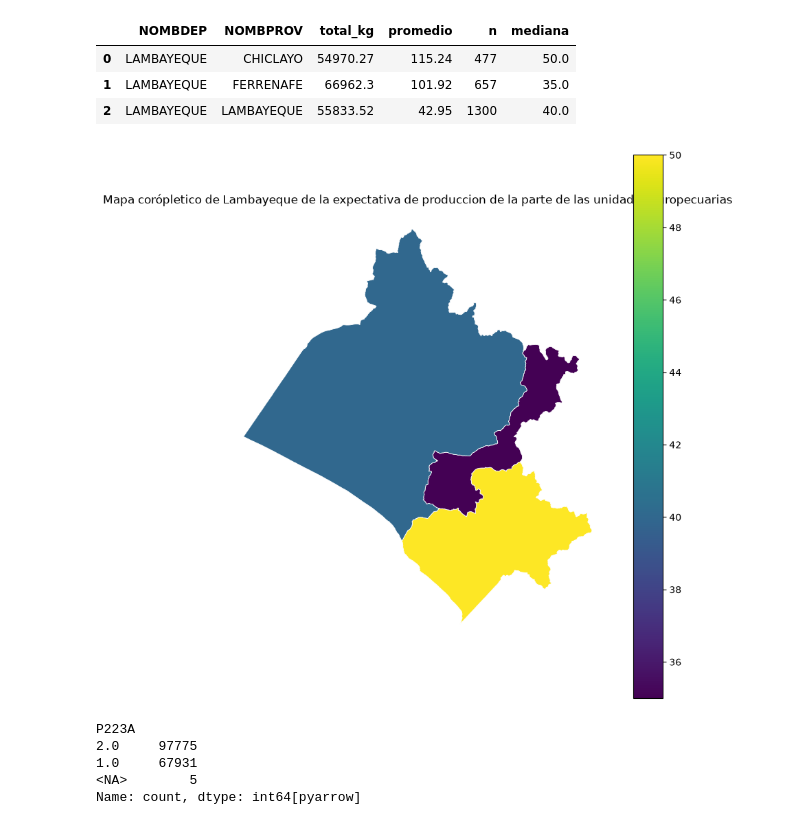
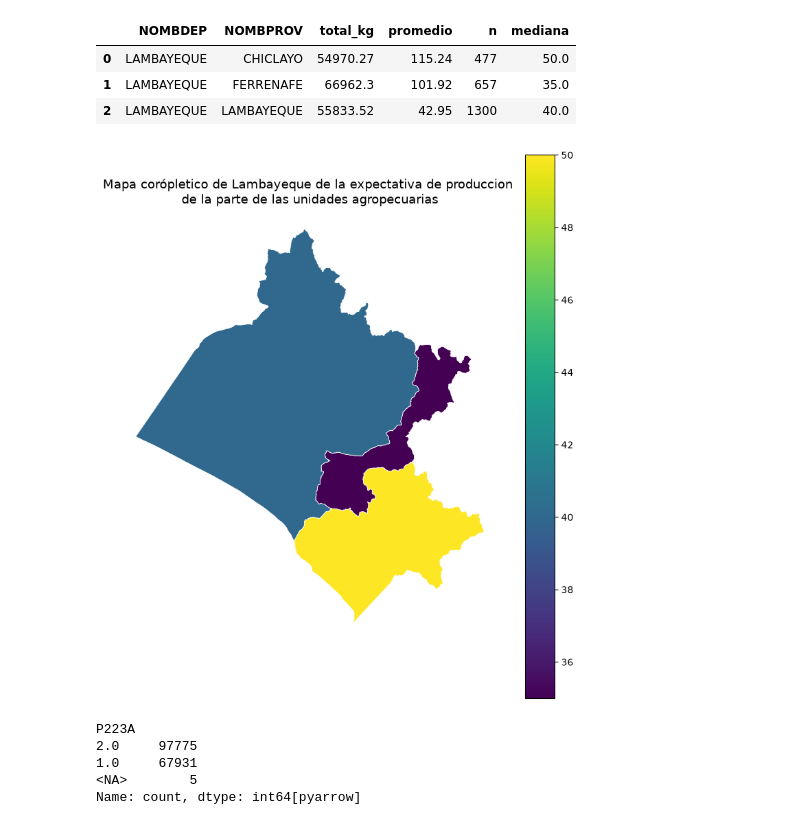
Before and after one commit to matiasrg/Proyecto-PCDA, a Jupyter notebook: scripts/02_CAP200AB.ipynb, the cells around one changed output. Drawn from its saved outputs; the diff is of its cells as text; code cells hidden in the pictures.

```diff
--- a/scripts/02_CAP200AB.ipynb
+++ b/scripts/02_CAP200AB.ipynb
@@ -24,6 +25,10 @@ df_cap200ab["P219_EQUIV_KG"] = pd.to_numeric(
     df_cap200ab["P219_EQUIV_KG"],
     errors="coerce"
 )
+df_cap200ab["P220_1_PRE_KG"] = pd.to_numeric(
+    df_cap200ab["P220_1_PRE_KG"],
+    errors="coerce"
+)
 # %%
 df_cap200ab.info(verbose = True)
 # %% [output]
@@ -208,20 +231,20 @@ lam_merge[
 # %%
 fix, ax = plt.subplots(figsize = (9,11))
 
 lam_merge.plot(
     column="mediana",
     cmap= "viridis",
     legend= True,
     edgecolor= "white",
     linewidth= 0.6,
     ax = ax
 )
 
-ax.set_title("Mapa corópletico de Lambayeque de la expectativa de produccion de la parte de las unidades agropecuarias")
+ax.set_title("Mapa corópletico de Lambayeque de la expectativa de produccion \n""de la parte de las unidades agropecuarias", fontsize = 13)
 ax.set_axis_off()
 plt.show()
 # %% [output]
-[figure, old version]
+[figure, new version]
 # %%
 #¿Cuáles son los principales factores que afectaron la producción agrícola de las unidades agropecuarias de Lambayeque?
 #Sí afectó: número de registros con código 1.
```
Also changed, not shown: parts of 13 cells of this notebook.
